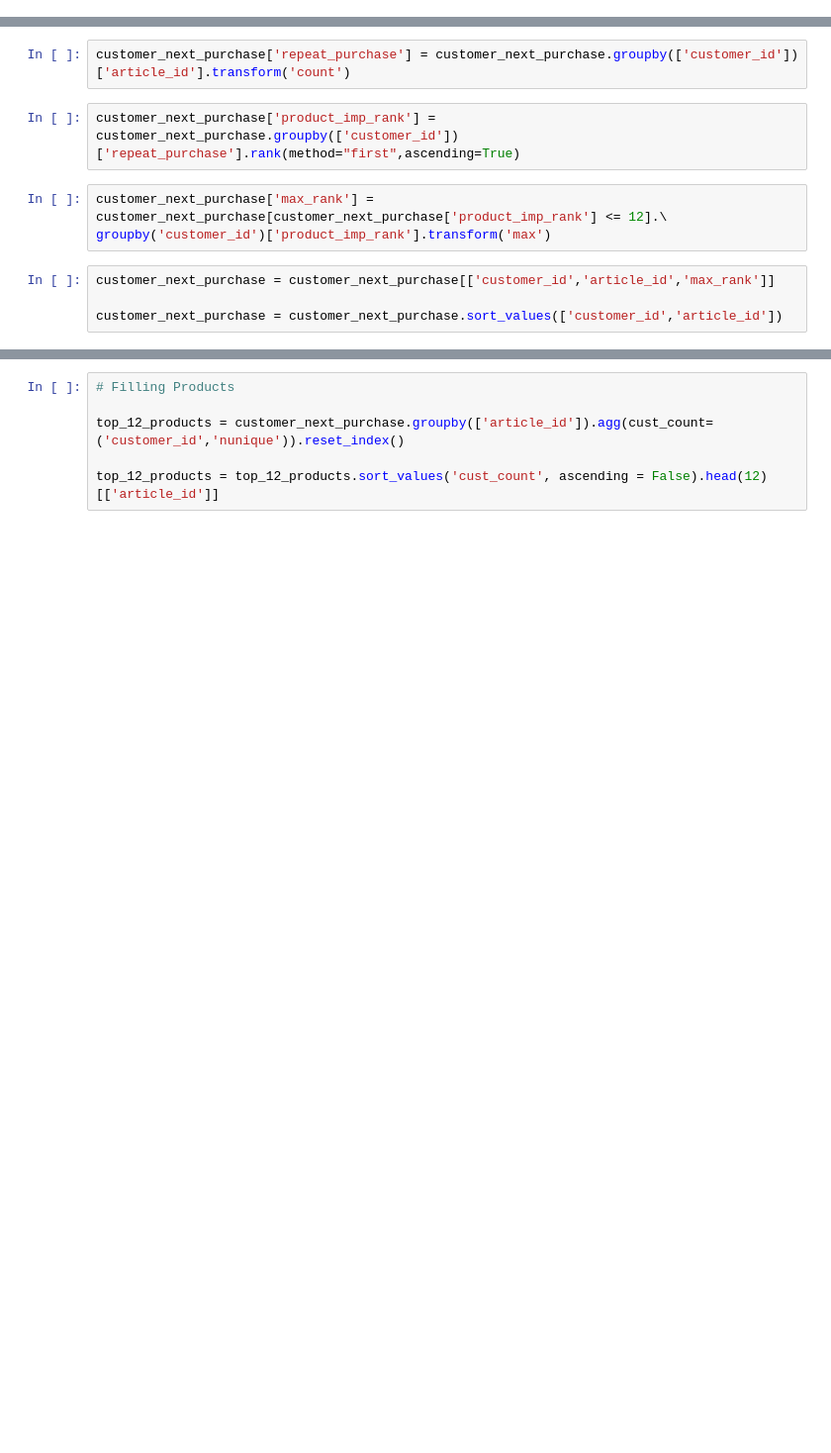
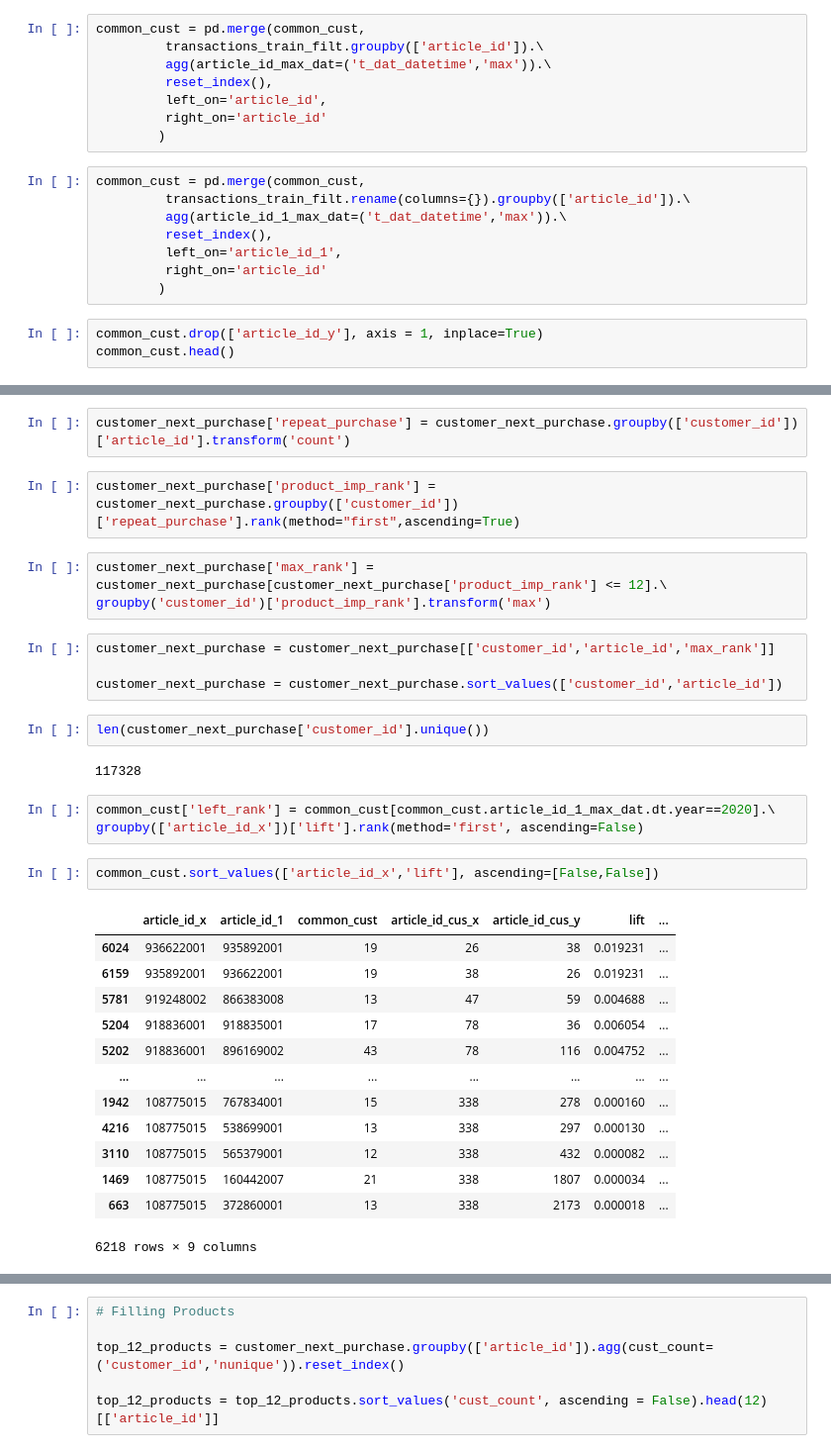
Before and after one commit to kaushikabhishek87/Kaggle_datascience, a Jupyter notebook: h-and-m.ipynb, the cells around one changed output, grey strips where cells are left out. Shown at 99% size. Cells and saved outputs as stored; diff of their text form; blank space fills up the shorter version.

```diff
--- a/h-and-m.ipynb
+++ b/h-and-m.ipynb
@@ -71,0 +168,19 @@ transactions_train_filt.shape
+# %%
+common_cust = pd.merge(common_cust,
+         transactions_train_filt.groupby(['article_id']).\
+         agg(article_id_max_dat=('t_dat_datetime','max')).\
+         reset_index(),
+         left_on='article_id',
+         right_on='article_id'
+        )
+# %%
+common_cust = pd.merge(common_cust,
+         transactions_train_filt.rename(columns={}).groupby(['article_id']).\
+         agg(article_id_1_max_dat=('t_dat_datetime','max')).\
+         reset_index(),
+         left_on='article_id_1',
+         right_on='article_id'
+        )
+# %%
+common_cust.drop(['article_id_y'], axis = 1, inplace=True)
+common_cust.head()
@@ -131,3 +264,26 @@ groupby('customer_id')['product_imp_rank'].transform('max')
 customer_next_purchase = customer_next_purchase[['customer_id','article_id','max_rank']]
 
 customer_next_purchase = customer_next_purchase.sort_values(['customer_id','article_id'])
+# %%
+len(customer_next_purchase['customer_id'].unique())
+# %% [output]
+117328
+# %%
+common_cust['left_rank'] = common_cust[common_cust.article_id_1_max_dat.dt.year==2020].\
+groupby(['article_id_x'])['lift'].rank(method='first', ascending=False)
+# %%
+common_cust.sort_values(['article_id_x','lift'], ascending=[False,False])
+# %% [output]
+|  | article_id_x | article_id_1 | common_cust | article_id_cus_x | article_id_cus_y | lift | ... |
+| 6024 | 936622001 | 935892001 | 19 | 26 | 38 | 0.019231 | ... |
+| 6159 | 935892001 | 936622001 | 19 | 38 | 26 | 0.019231 | ... |
+| 5781 | 919248002 | 866383008 | 13 | 47 | 59 | 0.004688 | ... |
+| 5204 | 918836001 | 918835001 | 17 | 78 | 36 | 0.006054 | ... |
+| 5202 | 918836001 | 896169002 | 43 | 78 | 116 | 0.004752 | ... |
+| ... | ... | ... | ... | ... | ... | ... | ... |
+| 1942 | 108775015 | 767834001 | 15 | 338 | 278 | 0.000160 | ... |
+| 4216 | 108775015 | 538699001 | 13 | 338 | 297 | 0.000130 | ... |
+| 3110 | 108775015 | 565379001 | 12 | 338 | 432 | 0.000082 | ... |
+| 1469 | 108775015 | 160442007 | 21 | 338 | 1807 | 0.000034 | ... |
+| 663 | 108775015 | 372860001 | 13 | 338 | 2173 | 0.000018 | ... |
+6218 rows × 9 columns
```
Also changed, not shown: parts of 25 cells of this notebook.
